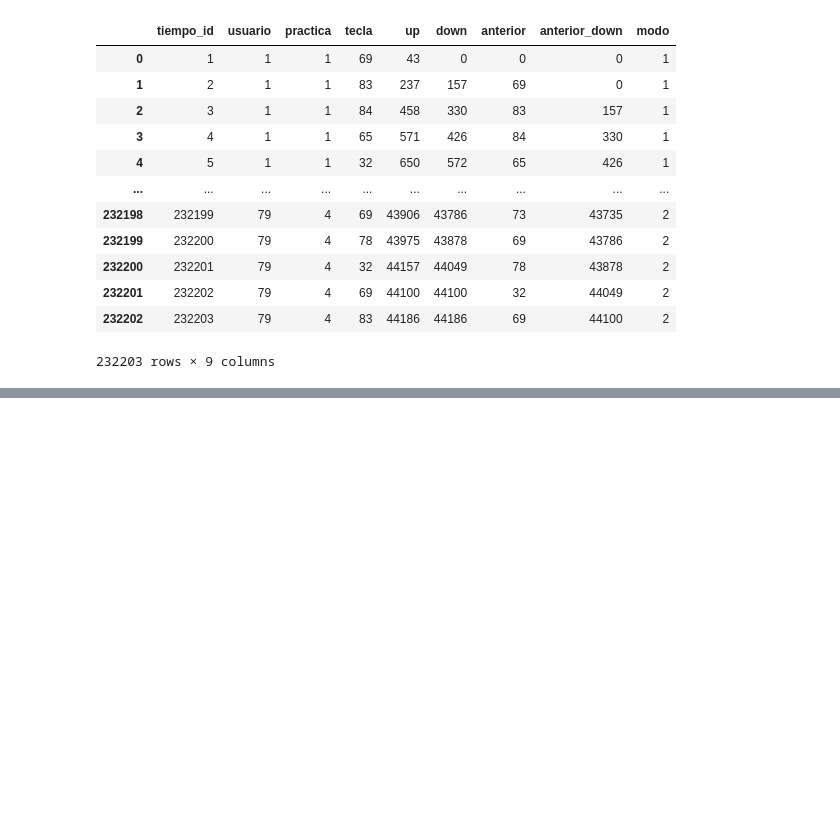
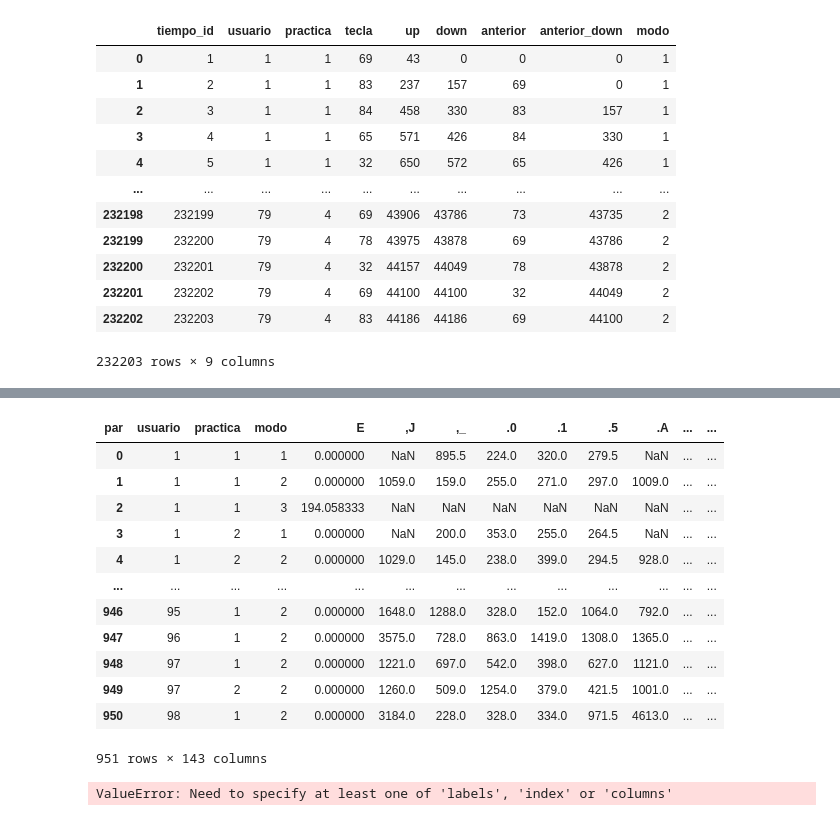
Before and after one commit to DiazEmi/second-factor, a Jupyter notebook: SSF.ipynb, the cells around one changed output, grey strips where cells are left out. Saved outputs shown, nothing was run; the diff lists cells and outputs as text; code cells hidden in the pictures; blank space fills up the shorter version.

```diff
--- a/SSF.ipynb
+++ b/SSF.ipynb
@@ -43,0 +23,16 @@ for i in range(k):
+# %%
+df['tiempo'] = df.down - df.anterior_down
+df['anterior_up'] = df.up.shift(periods = 1)
+df['solapa'] = np.where((df.anterior_up - df.down) > 0, 'si', 'no')
+df['tecla'] = np.where(df.tecla == 32, 95, df.tecla)
+df['anterior'] = np.where(df.anterior == 32, 95, df.anterior)
+df['tecla'] = df['tecla'].apply(chr)
+df['anterior'] = df['anterior'].apply(chr)
+df['par'] = df.anterior + df.tecla
+pt = df.groupby(by=['usuario','practica','modo'])['tiempo'].mean()
+pt = pt.reset_index()
+ps = df.groupby(by=['usuario','practica','modo'])['solapa'].sum()
+ps = ps.reset_index()
+pl = df.groupby(by=['usuario','practica','modo','par'])['tiempo'].mean()
+pl = pl.reset_index()
+pl
@@ -43,0 +53,22 @@ for i in range(k):
+# %%
+pl = pl.pivot(index=['usuario','practica','modo'], columns='par', values='tiempo')
+pl = pl.reset_index()
+# %% [output]
+| par | usuario | practica | modo | E | ,J | ,_ | .0 | .1 | .5 | .A | ... | ... |
+| 0 | 1 | 1 | 1 | 0.000000 | NaN | 895.5 | 224.0 | 320.0 | 279.5 | NaN | ... | ... |
+| 1 | 1 | 1 | 2 | 0.000000 | 1059.0 | 159.0 | 255.0 | 271.0 | 297.0 | 1009.0 | ... | ... |
+| 2 | 1 | 1 | 3 | 194.058333 | NaN | NaN | NaN | NaN | NaN | NaN | ... | ... |
+| 3 | 1 | 2 | 1 | 0.000000 | NaN | 200.0 | 353.0 | 255.0 | 264.5 | NaN | ... | ... |
+| 4 | 1 | 2 | 2 | 0.000000 | 1029.0 | 145.0 | 238.0 | 399.0 | 294.5 | 928.0 | ... | ... |
+| ... | ... | ... | ... | ... | ... | ... | ... | ... | ... | ... | ... | ... |
+| 946 | 95 | 1 | 2 | 0.000000 | 1648.0 | 1288.0 | 328.0 | 152.0 | 1064.0 | 792.0 | ... | ... |
+| 947 | 96 | 1 | 2 | 0.000000 | 3575.0 | 728.0 | 863.0 | 1419.0 | 1308.0 | 1365.0 | ... | ... |
+| 948 | 97 | 1 | 2 | 0.000000 | 1221.0 | 697.0 | 542.0 | 398.0 | 627.0 | 1121.0 | ... | ... |
+| 949 | 97 | 2 | 2 | 0.000000 | 1260.0 | 509.0 | 1254.0 | 379.0 | 421.5 | 1001.0 | ... | ... |
+| 950 | 98 | 1 | 2 | 0.000000 | 3184.0 | 228.0 | 328.0 | 334.0 | 971.5 | 4613.0 | ... | ... |
+951 rows × 143 columns
+# %%
+pl = pl.rename(columns={'par':'index'})
+pl
+# %% [output]
+ValueError: Need to specify at least one of 'labels', 'index' or 'columns'
```
Also changed, not shown: parts of 3 cells of this notebook.
